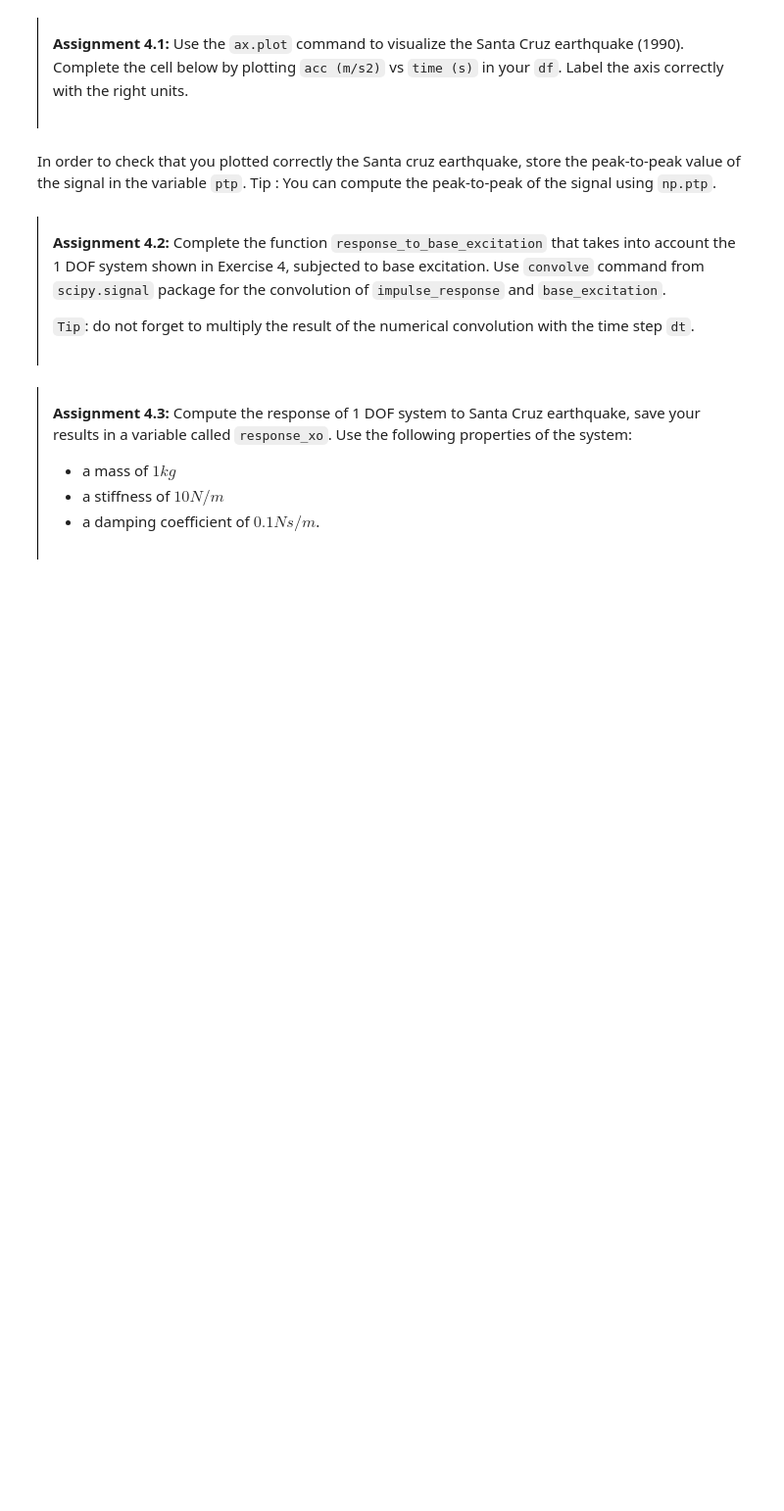
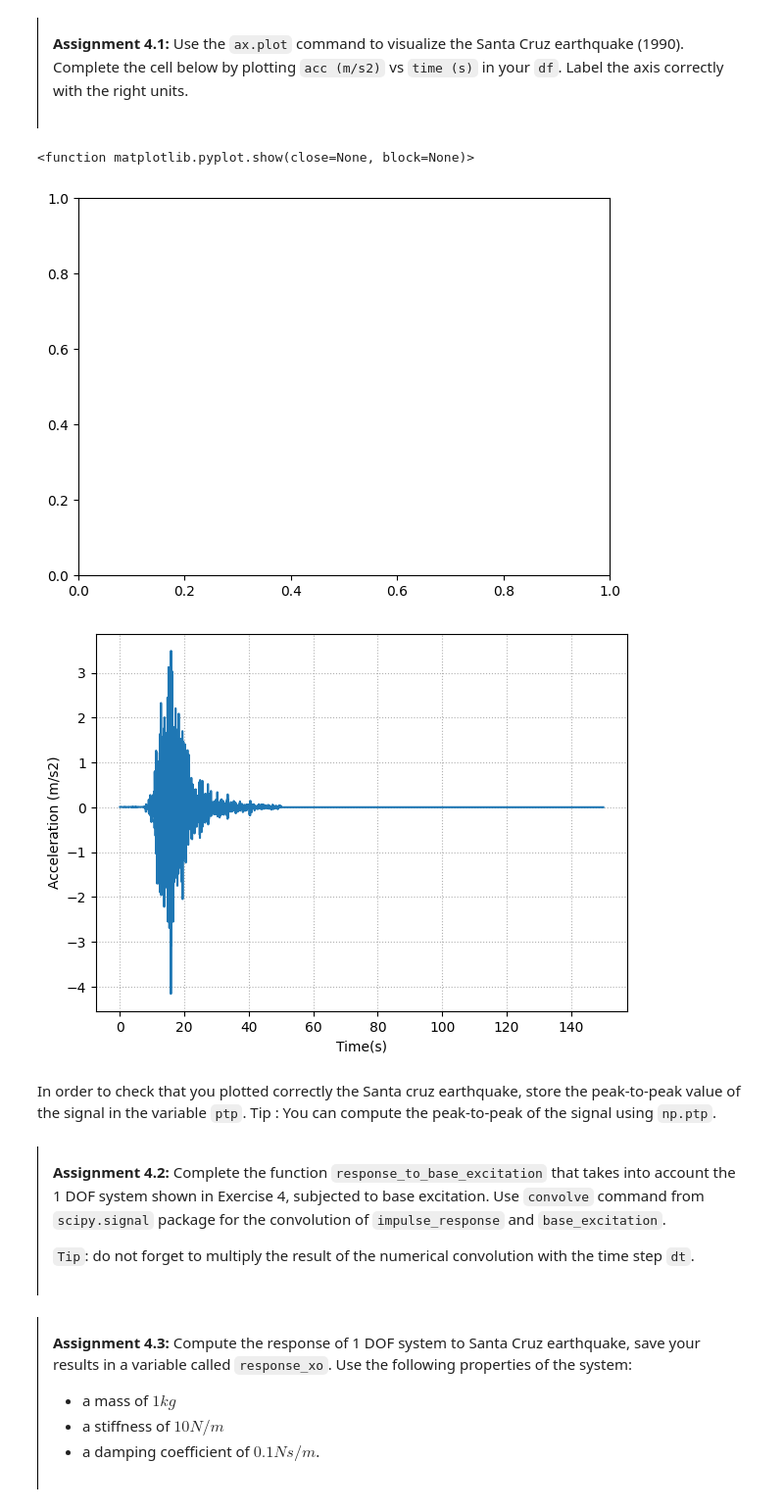
Before and after one commit to Adyoda24/MV2627_Exercises, a Jupyter notebook: Session2_SDOF/session2.ipynb, the cells around one changed output. Shown at 98% size. Saved outputs shown, nothing was run; the diff lists cells and outputs as text; code cells hidden in the pictures; blank space fills up the shorter version.

```diff
--- a/Session2_SDOF/session2.ipynb
+++ b/Session2_SDOF/session2.ipynb
@@ -585,11 +612,20 @@ df.head()
 # %%
 fig, ax = plt.subplots(figsize=(7, 5))
 
 t = df['time (s)']
 a = df['acc (m/s2)']
 
 # YOUR CODE HERE
-raise NotImplementedError()
+fig, ax = plt.subplots(figsize=(7, 5))
+ax.plot(t,a)
+ax.set_xlabel('Time(s)')
+ax.set_ylabel('Acceleration (m/s2)')
+ax.grid(which='both', linestyle=':')
+plt.show
+# %% [output]
+<function matplotlib.pyplot.show(close=None, block=None)>
+[figure, added]
+[figure, added]
 # %% [markdown]
 In order to check that you plotted correctly the Santa cruz earthquake, store the peak-to-peak value of the signal in the variable `ptp`. Tip : You can compute the peak-to-peak of the signal using `np.ptp`.
 # %%
```
Also changed, not shown: parts of 16 cells of this notebook.
